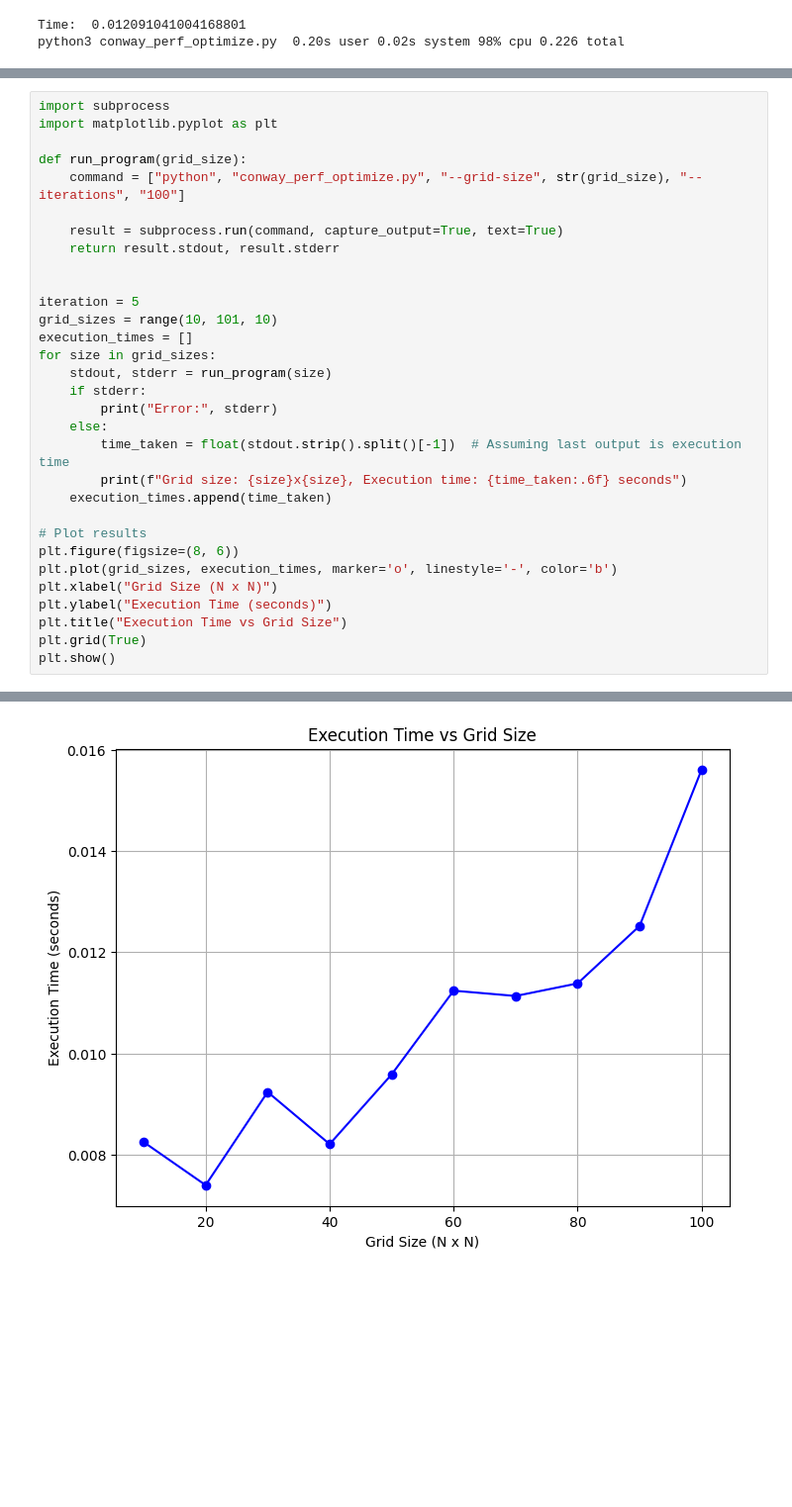
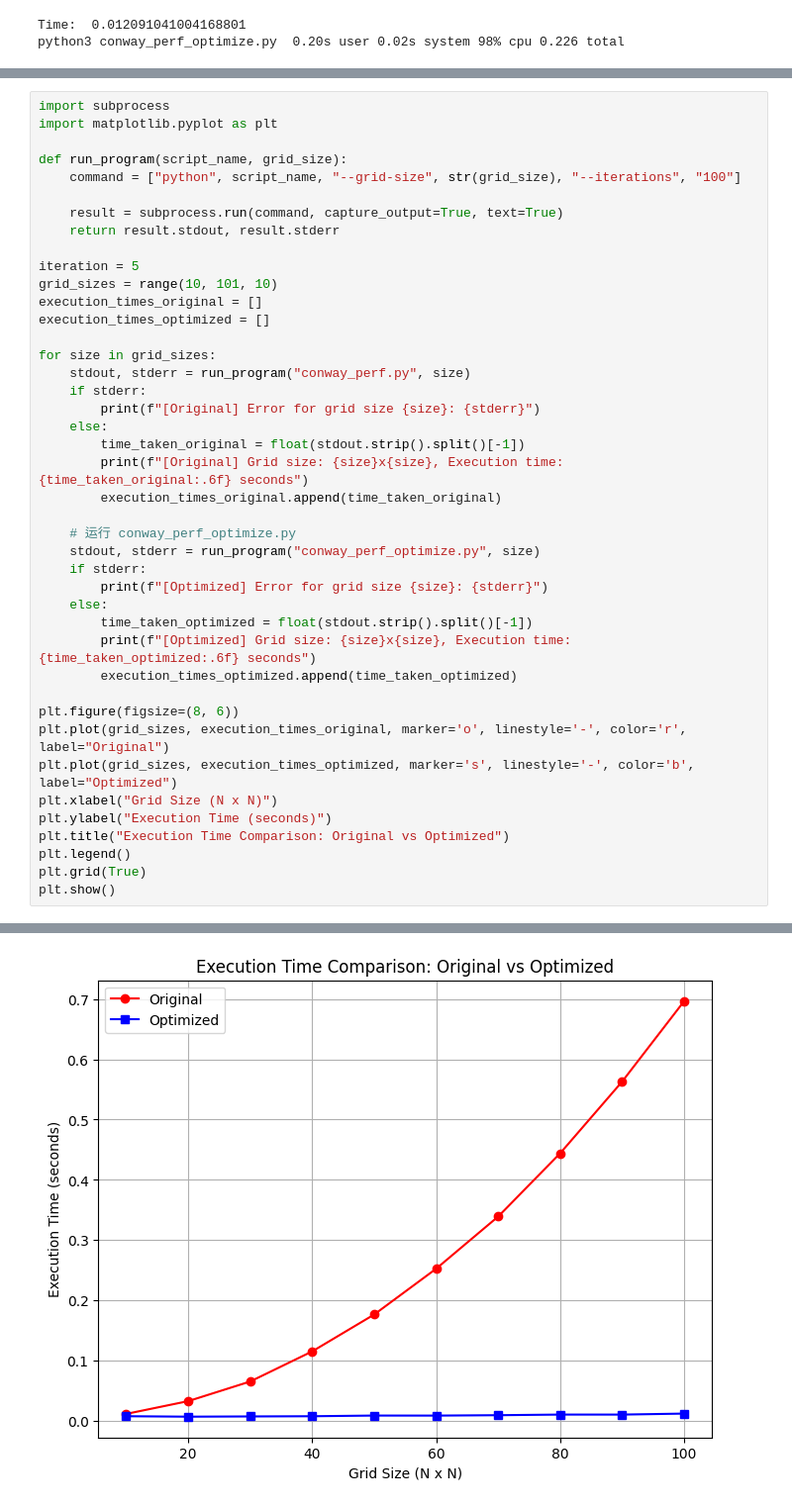
Before and after one commit to superderker/Intro-to-high-performance-computing-group-11, a Jupyter notebook: Assignment 2/ass2.ipynb, the cells around one changed output, grey strips where cells are left out. Shown: that part at 99% size. Cells and saved outputs as stored; diff of their text form; blank space fills up the shorter version.

Commit message:
rerun the results in task3&4

```diff
--- a/Assignment 2/ass2.ipynb
+++ b/Assignment 2/ass2.ipynb
@@ -330,31 +341,42 @@ Filename: conway_perf_optimize.py
 import subprocess
 import matplotlib.pyplot as plt
 
-def run_program(grid_size):
-    command = ["python", "conway_perf_optimize.py", "--grid-size", str(grid_size), "--iterations", "100"]
+def run_program(script_name, grid_size):
+    command = ["python", script_name, "--grid-size", str(grid_size), "--iterations", "100"]
 
     result = subprocess.run(command, capture_output=True, text=True)
     return result.stdout, result.stderr
 
-
 iteration = 5
 grid_sizes = range(10, 101, 10)
-execution_times = []
+execution_times_original = []
+execution_times_optimized = []
+
 for size in grid_sizes:
-    stdout, stderr = run_program(size)
+    stdout, stderr = run_program("conway_perf.py", size)
     if stderr:
-        print("Error:", stderr)
+        print(f"[Original] Error for grid size {size}: {stderr}")
     else:
-        time_taken = float(stdout.strip().split()[-1])  # Assuming last output is execution time
-        print(f"Grid size: {size}x{size}, Execution time: {time_taken:.6f} seconds")
-    execution_times.append(time_taken)
+        time_taken_original = float(stdout.strip().split()[-1])
+        print(f"[Original] Grid size: {size}x{size}, Execution time: {time_taken_original:.6f} seconds")
+        execution_times_original.append(time_taken_original)
 
-# Plot results
+    # 运行 conway_perf_optimize.py
+    stdout, stderr = run_program("conway_perf_optimize.py", size)
+    if stderr:
+        print(f"[Optimized] Error for grid size {size}: {stderr}")
+    else:
+        time_taken_optimized = float(stdout.strip().split()[-1])
+        print(f"[Optimized] Grid size: {size}x{size}, Execution time: {time_taken_optimized:.6f} seconds")
+        execution_times_optimized.append(time_taken_optimized)
+
 plt.figure(figsize=(8, 6))
-plt.plot(grid_sizes, execution_times, marker='o', linestyle='-', color='b')
+plt.plot(grid_sizes, execution_times_original, marker='o', linestyle='-', color='r', label="Original")
+plt.plot(grid_sizes, execution_times_optimized, marker='s', linestyle='-', color='b', label="Optimized")
 plt.xlabel("Grid Size (N x N)")
 plt.ylabel("Execution Time (seconds)")
-plt.title("Execution Time vs Grid Size")
+plt.title("Execution Time Comparison: Original vs Optimized")
+plt.legend()
 plt.grid(True)
 plt.show()
 # %% [output]
@@ -371 +403 @@ Grid size: 100x100, Execution time: 0.015606 seconds
-[figure, old version]
+[figure, new version]
```
Also changed, not shown: parts of 15 cells of this notebook, 1 other file.
